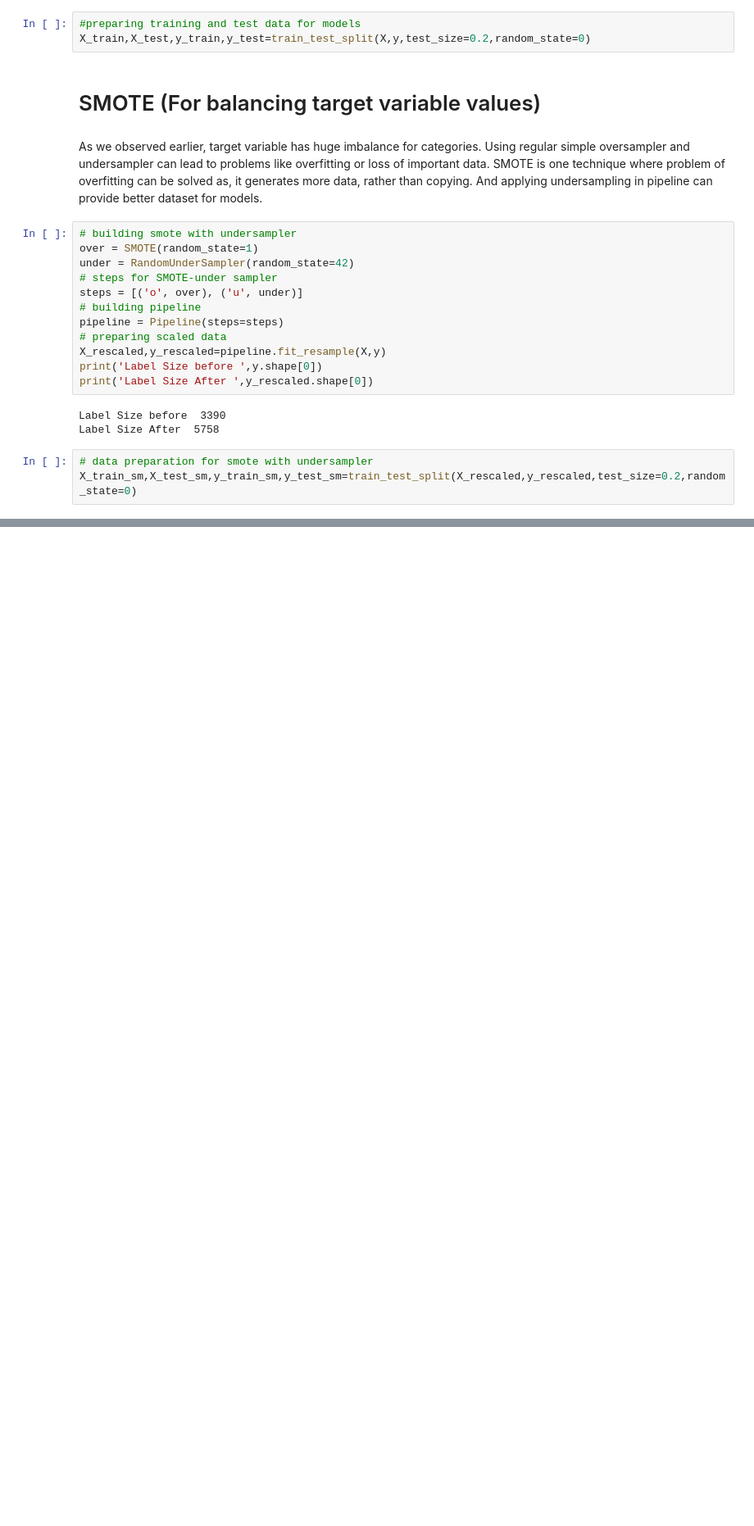
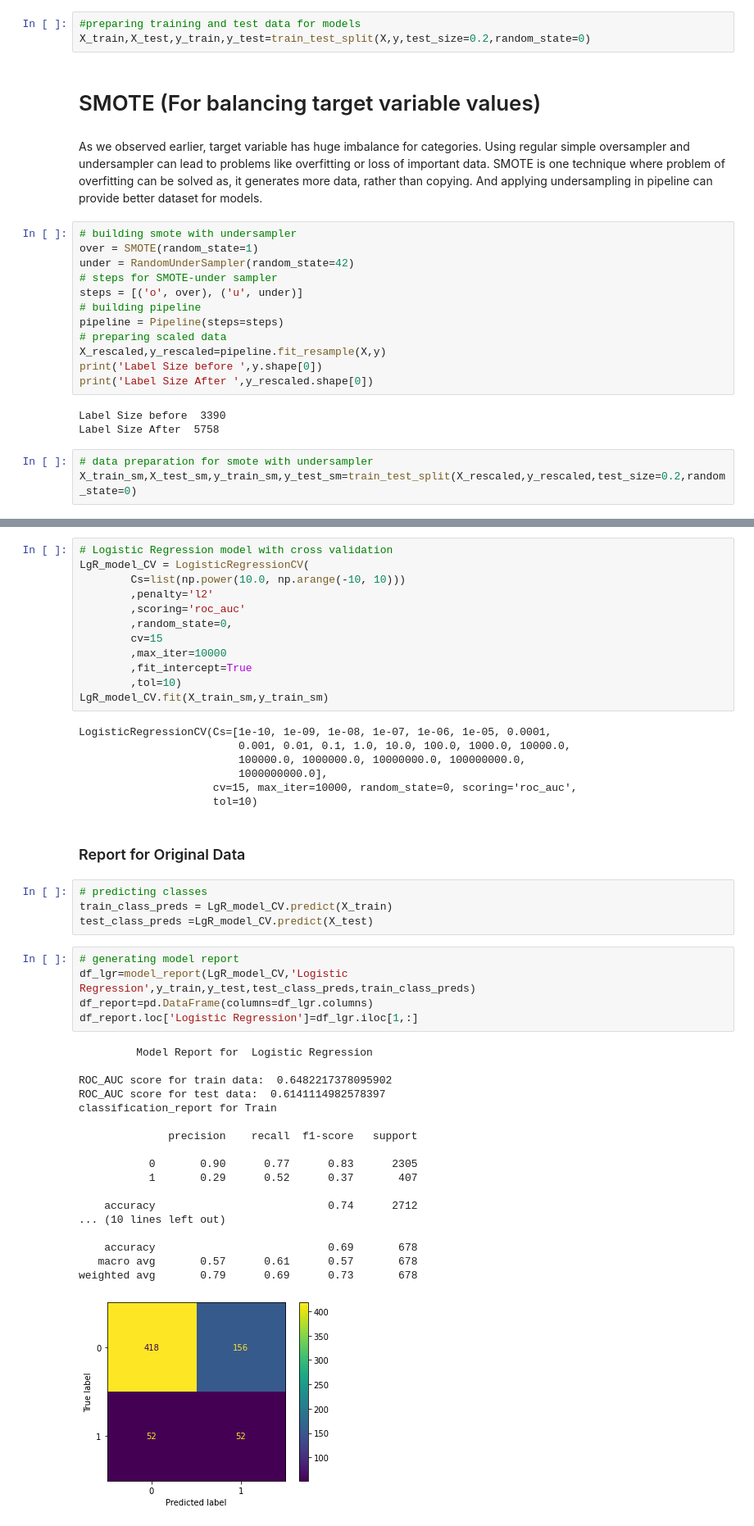
Before and after one commit to iMrugesh9/Cardiovascular_Risk_Prediction_Mrugesh_Patel, a Jupyter notebook: Cardiovascular_Risk_Prediction_Mrugesh_Patel.ipynb, the cells around one changed output, grey strips where cells are left out. Shown at 82% size. Drawn from its saved outputs; the diff is of its cells as text; blank space fills up the shorter version.

```diff
--- a/Cardiovascular_Risk_Prediction_Mrugesh_Patel.ipynb
+++ b/Cardiovascular_Risk_Prediction_Mrugesh_Patel.ipynb
@@ -571,0 +609,49 @@ X_train_sm,X_test_sm,y_train_sm,y_test_sm=train_test_split(X_rescaled,y_rescaled
+# %%
+# Logistic Regression model with cross validation
+LgR_model_CV = LogisticRegressionCV(
+        Cs=list(np.power(10.0, np.arange(-10, 10)))
+        ,penalty='l2'
+        ,scoring='roc_auc'
+        ,random_state=0,
+        cv=15
+        ,max_iter=10000
+        ,fit_intercept=True
+        ,tol=10)
+LgR_model_CV.fit(X_train_sm,y_train_sm)
+# %% [output]
+LogisticRegressionCV(Cs=[1e-10, 1e-09, 1e-08, 1e-07, 1e-06, 1e-05, 0.0001,
+                         0.001, 0.01, 0.1, 1.0, 10.0, 100.0, 1000.0, 10000.0,
+                         100000.0, 1000000.0, 10000000.0, 100000000.0,
+                         1000000000.0],
+                     cv=15, max_iter=10000, random_state=0, scoring='roc_auc',
+                     tol=10)
+# %% [markdown]
+### Report for Original Data
+# %%
+# predicting classes
+train_class_preds = LgR_model_CV.predict(X_train)
+test_class_preds =LgR_model_CV.predict(X_test)
+# %%
+# generating model report
+df_lgr=model_report(LgR_model_CV,'Logistic Regression',y_train,y_test,test_class_preds,train_class_preds)
+df_report=pd.DataFrame(columns=df_lgr.columns)
+df_report.loc['Logistic Regression']=df_lgr.iloc[1,:]
+# %% [output]
+         Model Report for  Logistic Regression
+
+ROC_AUC score for train data:  0.6482217378095902
+ROC_AUC score for test data:  0.6141114982578397
+classification_report for Train
+
+              precision    recall  f1-score   support
+
+           0       0.90      0.77      0.83      2305
+           1       0.29      0.52      0.37       407
+
+    accuracy                           0.74      2712
+... (10 lines left out)
+
+    accuracy                           0.69       678
+   macro avg       0.57      0.61      0.57       678
+weighted avg       0.79      0.69      0.73       678
+[figure, added]
```
Also changed, not shown: parts of 26 cells of this notebook.
